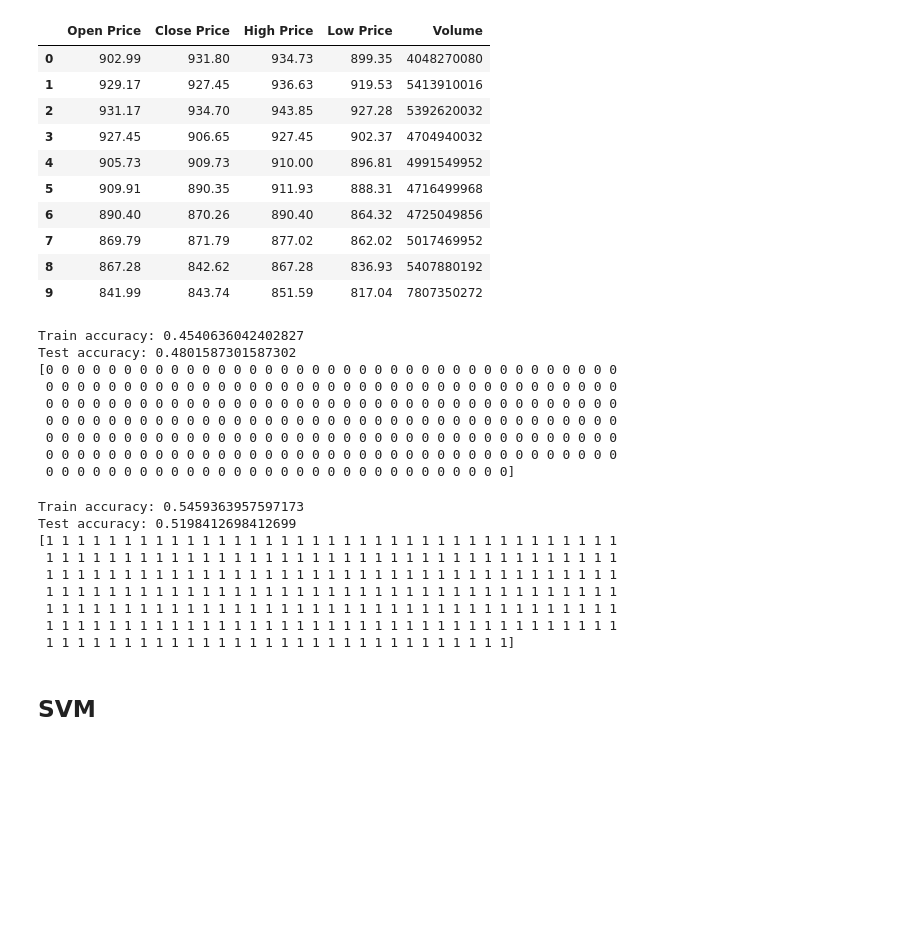
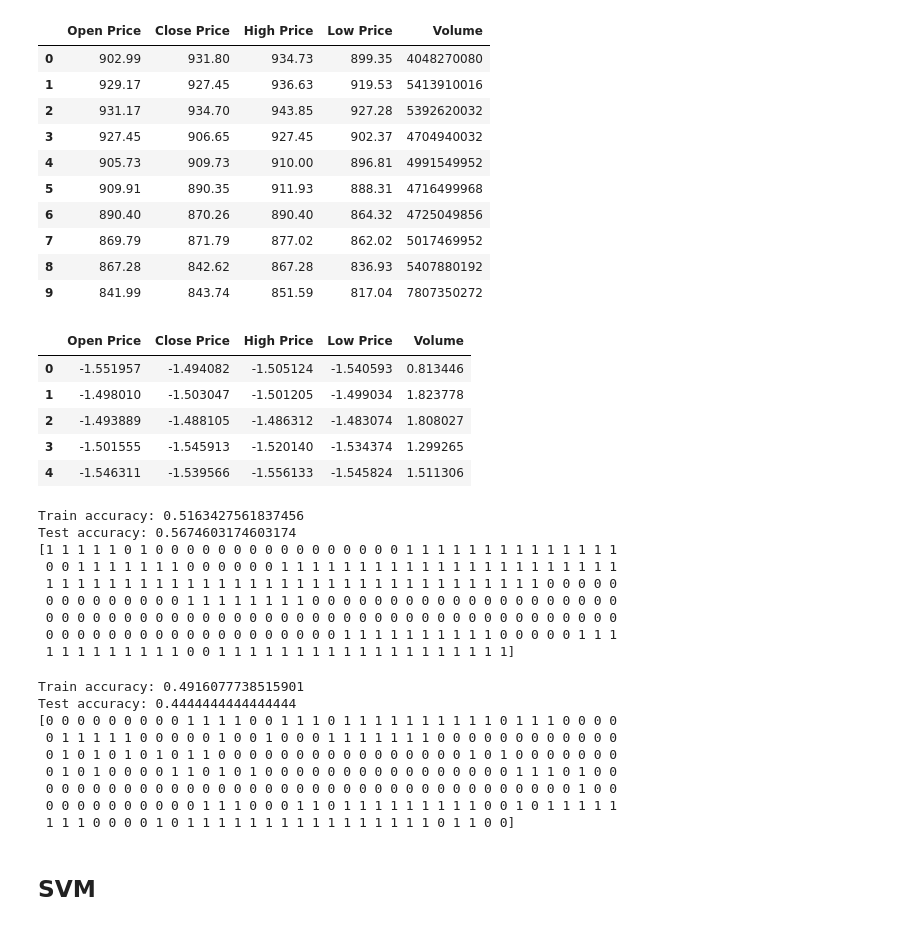
Before and after one commit to kevin110604/FDA_regression_svm_nn, a Jupyter notebook: FDA_hw3.ipynb, the cells around one changed output. Saved outputs shown, nothing was run; the diff lists cells and outputs as text; code cells hidden in the pictures; blank space fills up the shorter version.

```diff
--- a/FDA_hw3.ipynb
+++ b/FDA_hw3.ipynb
@@ -86,6 +81,19 @@ x_train.head(10)
 | 7 | 869.79 | 871.79 | 877.02 | 862.02 | 5017469952 |
 | 8 | 867.28 | 842.62 | 867.28 | 836.93 | 5407880192 |
 | 9 | 841.99 | 843.74 | 851.59 | 817.04 | 7807350272 |
+# %%
+x_train_std = x_train
+x_train_std = (x_train_std - x_train_std.mean()) / x_train_std.std()
+x_test_std = x_test
+x_test_std = (x_test_std - x_test_std.mean()) / x_test_std.std()
+x_train_std.head()
+# %% [output]
+|  | Open Price | Close Price | High Price | Low Price | Volume |
+| 0 | -1.551957 | -1.494082 | -1.505124 | -1.540593 | 0.813446 |
+| 1 | -1.498010 | -1.503047 | -1.501205 | -1.499034 | 1.823778 |
+| 2 | -1.493889 | -1.488105 | -1.486312 | -1.483074 | 1.808027 |
+| 3 | -1.501555 | -1.545913 | -1.520140 | -1.534374 | 1.299265 |
+| 4 | -1.546311 | -1.539566 | -1.556133 | -1.545824 | 1.511306 |
 # %%
 def evaluate(model, x_train, y_train, x_test, y_test):
     train_preds = model.predict(x_train)
@@ -96,33 +104,34 @@ def evaluate(model, x_train, y_train, x_test, y_test):
     print('Test accuracy: %s' % test_acc)
     print(test_preds)
 # %%
-model_bl = linear_model.SGDClassifier(loss='log', max_iter=10000)
+model_bl = linear_model.SGDClassifier(loss='log', max_iter=10000, tol=1e-3,
+                                      learning_rate='adaptive', eta0=0.87)
 model_bl.fit(x_train, y_train)
-evaluate(model_bl, x_train, y_train, x_test, y_test)
+evaluate(model_bl, x_train_std, y_train, x_test_std, y_test)
 # %% [output]
-Train accuracy: 0.4540636042402827
-Test accuracy: 0.4801587301587302
-[0 0 0 0 0 0 0 0 0 0 0 0 0 0 0 0 0 0 0 0 0 0 0 0 0 0 0 0 0 0 0 0 0 0 0 0 0
+Train accuracy: 0.5163427561837456
+Test accuracy: 0.5674603174603174
+[1 1 1 1 1 0 1 0 0 0 0 0 0 0 0 0 0 0 0 0 0 0 0 1 1 1 1 1 1 1 1 1 1 1 1 1 1
+ 0 0 1 1 1 1 1 1 1 0 0 0 0 0 0 1 1 1 1 1 1 1 1 1 1 1 1 1 1 1 1 1 1 1 1 1 1
+ 1 1 1 1 1 1 1 1 1 1 1 1 1 1 1 1 1 1 1 1 1 1 1 1 1 1 1 1 1 1 1 1 0 0 0 0 0
+ 0 0 0 0 0 0 0 0 0 1 1 1 1 1 1 1 1 0 0 0 0 0 0 0 0 0 0 0 0 0 0 0 0 0 0 0 0
  0 0 0 0 0 0 0 0 0 0 0 0 0 0 0 0 0 0 0 0 0 0 0 0 0 0 0 0 0 0 0 0 0 0 0 0 0
- 0 0 0 0 0 0 0 0 0 0 0 0 0 0 0 0 0 0 0 0 0 0 0 0 0 0 0 0 0 0 0 0 0 0 0 0 0
- 0 0 0 0 0 0 0 0 0 0 0 0 0 0 0 0 0 0 0 0 0 0 0 0 0 0 0 0 0 0 0 0 0 0 0 0 0
- 0 0 0 0 0 0 0 0 0 0 0 0 0 0 0 0 0 0 0 0 0 0 0 0 0 0 0 0 0 0 0 0 0 0 0 0 0
- 0 0 0 0 0 0 0 0 0 0 0 0 0 0 0 0 0 0 0 0 0 0 0 0 0 0 0 0 0 0 0 0 0 0 0 0 0
- 0 0 0 0 0 0 0 0 0 0 0 0 0 0 0 0 0 0 0 0 0 0 0 0 0 0 0 0 0 0]
+ 0 0 0 0 0 0 0 0 0 0 0 0 0 0 0 0 0 0 0 1 1 1 1 1 1 1 1 1 1 0 0 0 0 0 1 1 1
+ 1 1 1 1 1 1 1 1 1 0 0 1 1 1 1 1 1 1 1 1 1 1 1 1 1 1 1 1 1 1]
 # %%
 from sklearn.linear_model import LogisticRegression
 clf = LogisticRegression().fit(x_train, y_train)
-evaluate(clf, x_train, y_train, x_test, y_test)
+evaluate(clf, x_train_std, y_train, x_test_std, y_test)
 # %% [output]
-Train accuracy: 0.5459363957597173
-Test accuracy: 0.5198412698412699
-[1 1 1 1 1 1 1 1 1 1 1 1 1 1 1 1 1 1 1 1 1 1 1 1 1 1 1 1 1 1 1 1 1 1 1 1 1
- 1 1 1 1 1 1 1 1 1 1 1 1 1 1 1 1 1 1 1 1 1 1 1 1 1 1 1 1 1 1 1 1 1 1 1 1 1
- 1 1 1 1 1 1 1 1 1 1 1 1 1 1 1 1 1 1 1 1 1 1 1 1 1 1 1 1 1 1 1 1 1 1 1 1 1
- 1 1 1 1 1 1 1 1 1 1 1 1 1 1 1 1 1 1 1 1 1 1 1 1 1 1 1 1 1 1 1 1 1 1 1 1 1
- 1 1 1 1 1 1 1 1 1 1 1 1 1 1 1 1 1 1 1 1 1 1 1 1 1 1 1 1 1 1 1 1 1 1 1 1 1
- 1 1 1 1 1 1 1 1 1 1 1 1 1 1 1 1 1 1 1 1 1 1 1 1 1 1 1 1 1 1 1 1 1 1 1 1 1
- 1 1 1 1 1 1 1 1 1 1 1 1 1 1 1 1 1 1 1 1 1 1 1 1 1 1 1 1 1 1]
+Train accuracy: 0.4916077738515901
+Test accuracy: 0.4444444444444444
+[0 0 0 0 0 0 0 0 0 1 1 1 1 0 0 1 1 1 0 1 1 1 1 1 1 1 1 1 1 0 1 1 1 0 0 0 0
+ 0 1 1 1 1 1 0 0 0 0 0 1 0 0 1 0 0 0 1 1 1 1 1 1 1 0 0 0 0 0 0 0 0 0 0 0 0
+ 0 1 0 1 0 1 0 1 0 1 1 0 0 0 0 0 0 0 0 0 0 0 0 0 0 0 0 1 0 1 0 0 0 0 0 0 0
+ 0 1 0 1 0 0 0 0 1 1 0 1 0 1 0 0 0 0 0 0 0 0 0 0 0 0 0 0 0 0 1 1 1 0 1 0 0
+ 0 0 0 0 0 0 0 0 0 0 0 0 0 0 0 0 0 0 0 0 0 0 0 0 0 0 0 0 0 0 0 0 0 0 1 0 0
+ 0 0 0 0 0 0 0 0 0 0 1 1 1 0 0 0 1 1 0 1 1 1 1 1 1 1 1 1 0 0 1 0 1 1 1 1 1
+ 1 1 1 0 0 0 0 1 0 1 1 1 1 1 1 1 1 1 1 1 1 1 1 1 1 0 1 1 0 0]
 # %% [markdown]
 ## SVM
 # %%
```
Also changed, not shown: parts of 4 cells of this notebook.
